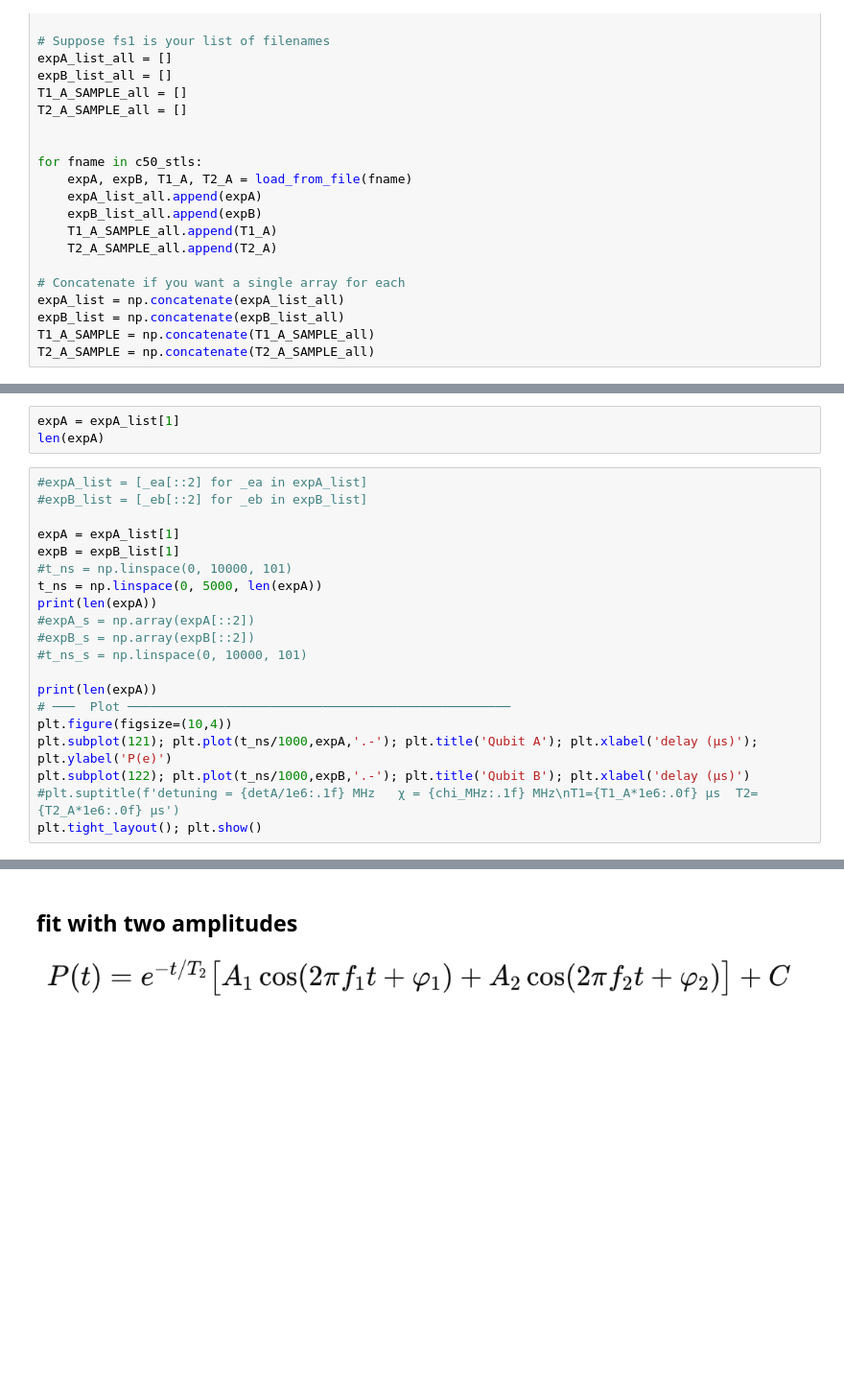
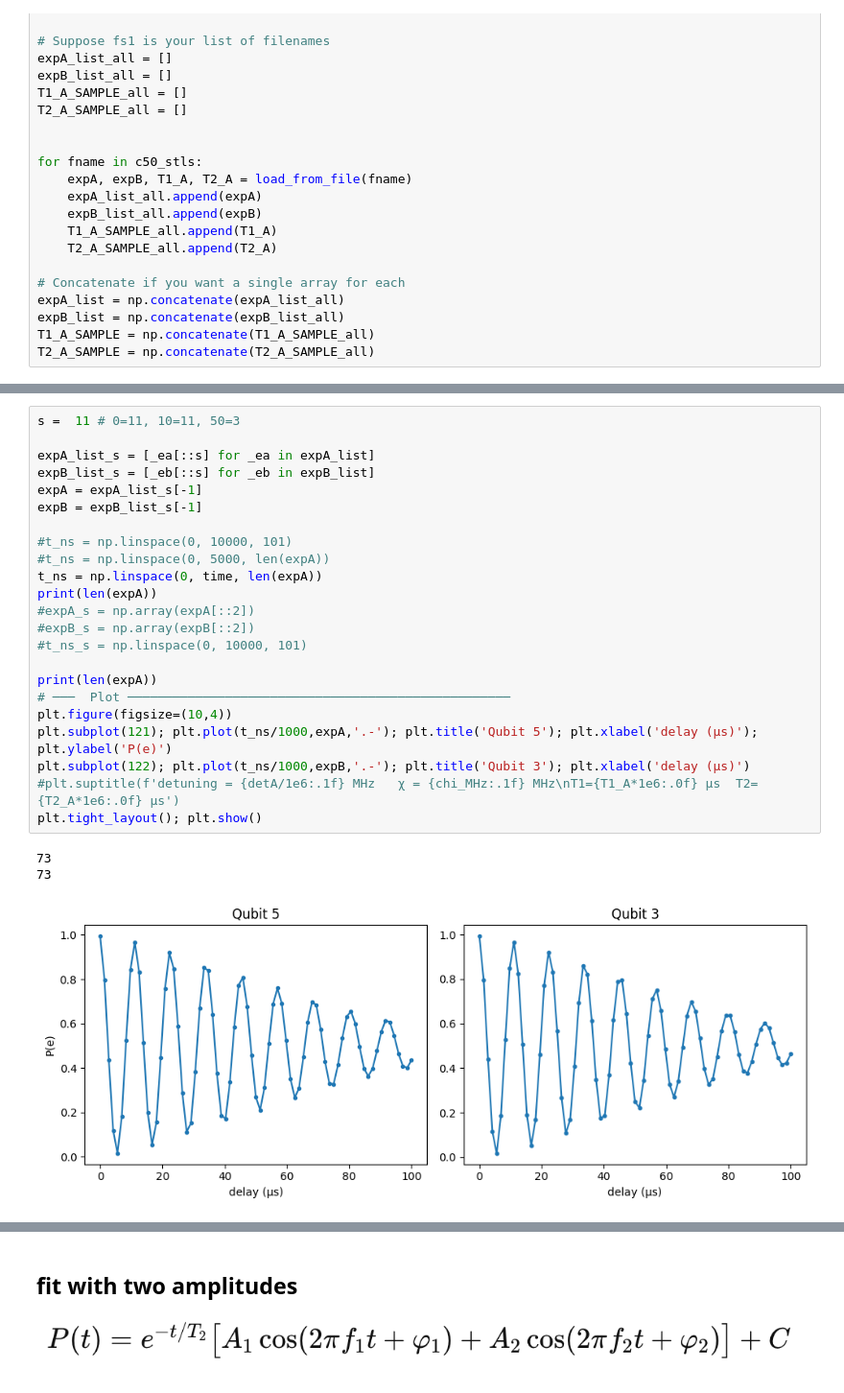
Before and after one commit to jyamaoka/qubit_zz_coupling, a Jupyter notebook: examples/t1a_PLOTS_ZZandTLS_V2_NF_071825.ipynb, the cells around one changed output, grey strips where cells are left out. Shown at 96% size. Saved outputs shown, nothing was run; the diff lists cells and outputs as text; blank space fills up the shorter version.

```diff
--- a/examples/t1a_PLOTS_ZZandTLS_V2_NF_071825.ipynb
+++ b/examples/t1a_PLOTS_ZZandTLS_V2_NF_071825.ipynb
@@ -430,23 +696,27 @@ plt.show()
-# %%
-expA = expA_list[1]
-len(expA)
 # %%
-#expA_list = [_ea[::2] for _ea in expA_list]
-#expB_list = [_eb[::2] for _eb in expB_list]
+s =  11 # 0=11, 10=11, 50=3
 
-expA = expA_list[1]
-expB = expB_list[1]
+expA_list_s = [_ea[::s] for _ea in expA_list]
+expB_list_s = [_eb[::s] for _eb in expB_list]
+expA = expA_list_s[-1]
+expB = expB_list_s[-1]
+
 #t_ns = np.linspace(0, 10000, 101)
-t_ns = np.linspace(0, 5000, len(expA))
+#t_ns = np.linspace(0, 5000, len(expA))
+t_ns = np.linspace(0, time, len(expA))
 print(len(expA))
 #expA_s = np.array(expA[::2])
 #expB_s = np.array(expB[::2])
 #t_ns_s = np.linspace(0, 10000, 101)
 
 print(len(expA))
 # ───  Plot ───────────────────────────────────────────────────
 plt.figure(figsize=(10,4))
-plt.subplot(121); plt.plot(t_ns/1000,expA,'.-'); plt.title('Qubit A'); plt.xlabel('delay (µs)'); plt.ylabel('P(e)')
-plt.subplot(122); plt.plot(t_ns/1000,expB,'.-'); plt.title('Qubit B'); plt.xlabel('delay (µs)')
+plt.subplot(121); plt.plot(t_ns/1000,expA,'.-'); plt.title('Qubit 5'); plt.xlabel('delay (µs)'); plt.ylabel('P(e)')
+plt.subplot(122); plt.plot(t_ns/1000,expB,'.-'); plt.title('Qubit 3'); plt.xlabel('delay (µs)')
 #plt.suptitle(f'detuning = {detA/1e6:.1f} MHz   χ = {chi_MHz:.1f} MHz\nT1={T1_A*1e6:.0f} µs  T2={T2_A*1e6:.0f} µs')
 plt.tight_layout(); plt.show()
+# %% [output]
+73
+73
+[figure, added]
```
Also changed, not shown: parts of 26 cells of this notebook, 4 other files.
